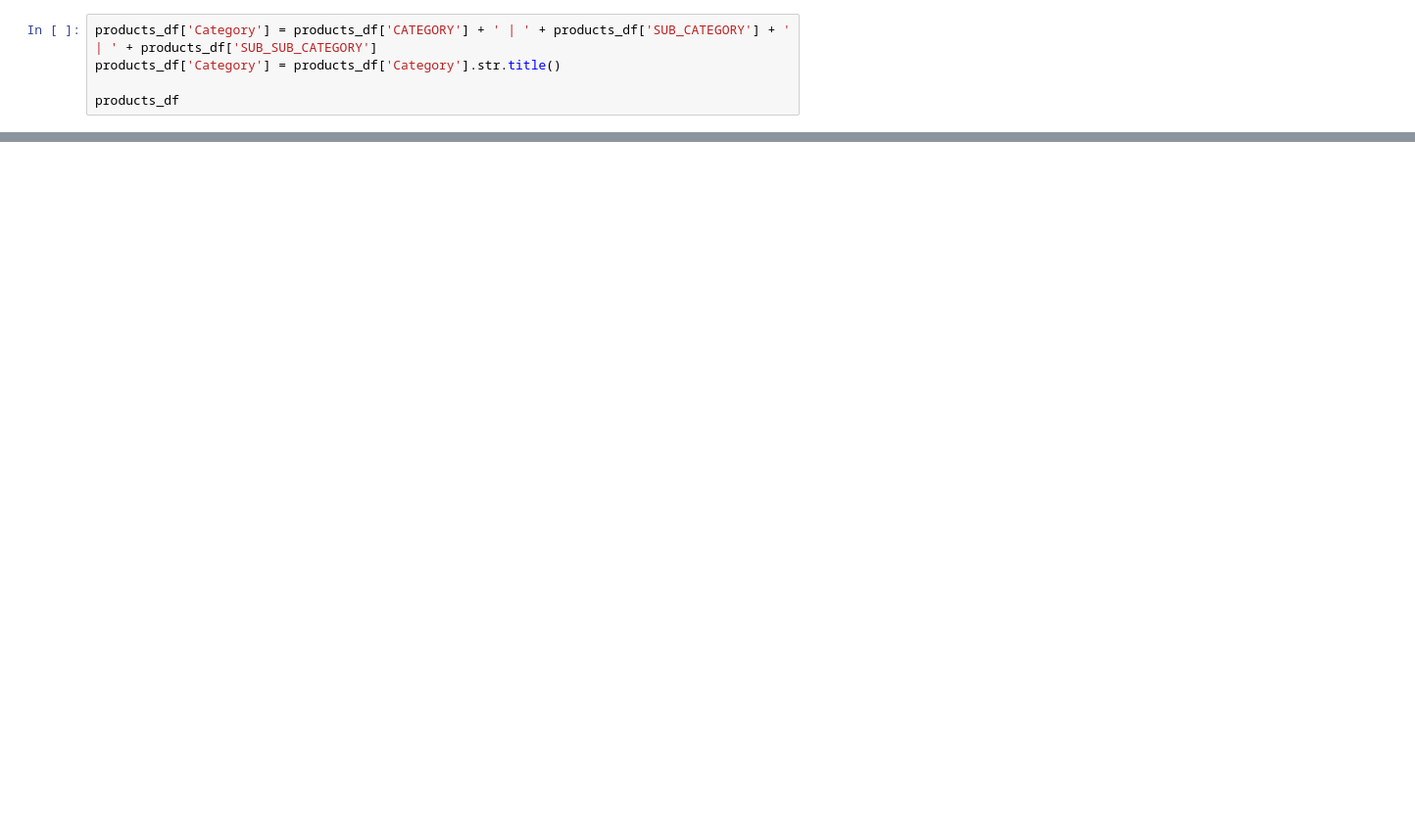
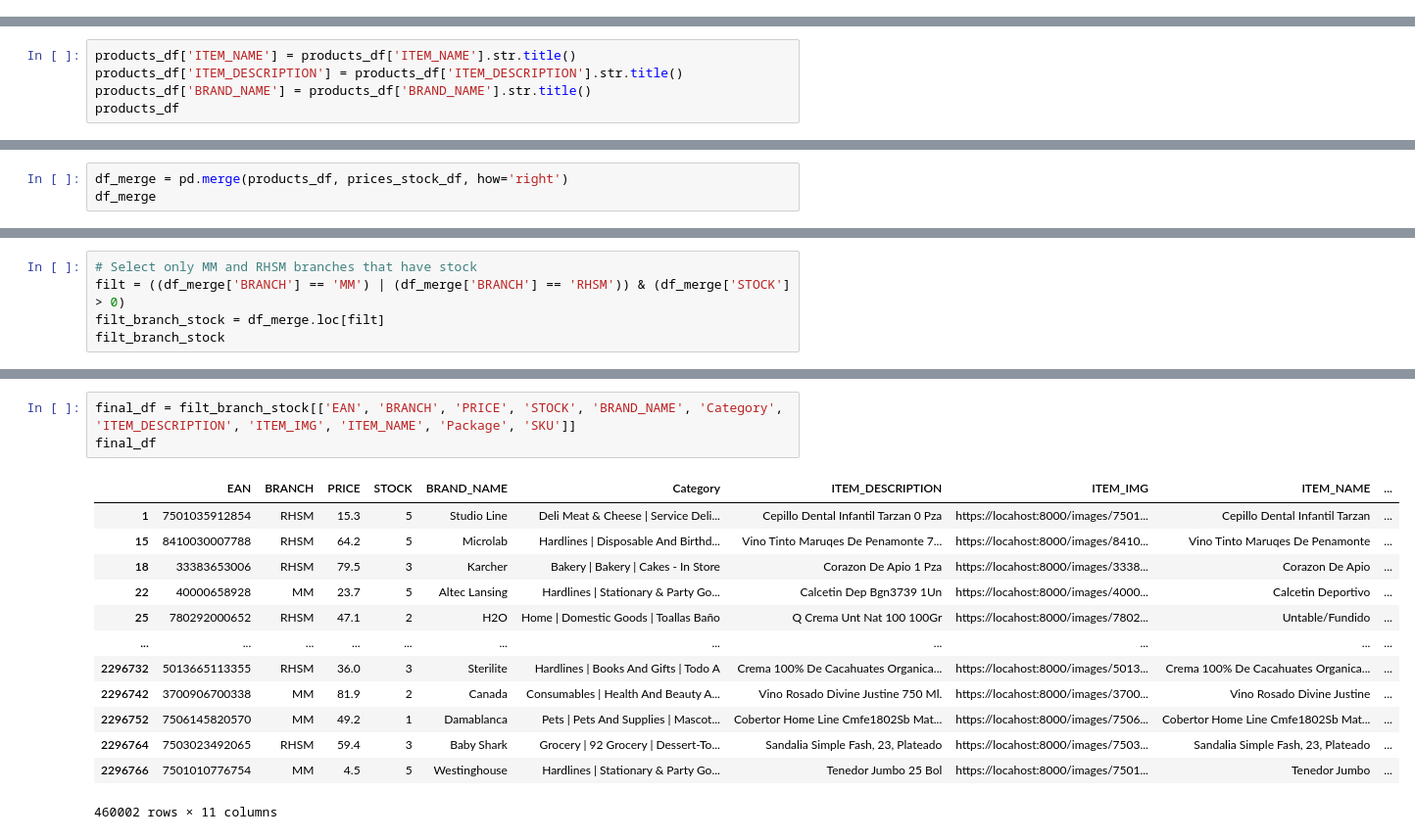
Before and after one commit to jechea14/backend-integrations-test, a Jupyter notebook: integrations/richart_wholesale_club/ingestion.ipynb, the cells around one changed output, grey strips where cells are left out. Shown: that part at 98% size. Saved outputs shown, nothing was run; the diff lists cells and outputs as text; blank space fills up the shorter version.

```diff
--- a/integrations/richart_wholesale_club/ingestion.ipynb
+++ b/integrations/richart_wholesale_club/ingestion.ipynb
@@ -135,5 +139,0 @@ products_df.head(100)
-# %%
-products_df['Category'] = products_df['CATEGORY'] + ' | ' + products_df['SUB_CATEGORY'] + ' | ' + products_df['SUB_SUB_CATEGORY']
-products_df['Category'] = products_df['Category'].str.title()
-
-products_df
@@ -212,0 +140,5 @@ json.dumps(parsed)
+# %%
+products_df['ITEM_NAME'] = products_df['ITEM_NAME'].str.title()
+products_df['ITEM_DESCRIPTION'] = products_df['ITEM_DESCRIPTION'].str.title()
+products_df['BRAND_NAME'] = products_df['BRAND_NAME'].str.title()
+products_df
@@ -212,0 +159,3 @@ json.dumps(parsed)
+# %%
+df_merge = pd.merge(products_df, prices_stock_df, how='right')
+df_merge
@@ -212,0 +176,5 @@ json.dumps(parsed)
+# %%
+# Select only MM and RHSM branches that have stock
+filt = ((df_merge['BRANCH'] == 'MM') | (df_merge['BRANCH'] == 'RHSM')) & (df_merge['STOCK'] > 0)
+filt_branch_stock = df_merge.loc[filt]
+filt_branch_stock
@@ -212,0 +195,17 @@ json.dumps(parsed)
+# %%
+final_df = filt_branch_stock[['EAN', 'BRANCH', 'PRICE', 'STOCK', 'BRAND_NAME', 'Category', 'ITEM_DESCRIPTION', 'ITEM_IMG', 'ITEM_NAME', 'Package', 'SKU']]
+final_df
+# %% [output]
+|  | EAN | BRANCH | PRICE | STOCK | BRAND_NAME | Category | ITEM_DESCRIPTION | ITEM_IMG | ITEM_NAME | ... |
+| 1 | 7501035912854 | RHSM | 15.3 | 5 | Studio Line | Deli Meat & Cheese | Service Deli... | Cepillo Dental Infantil Tarzan 0 Pza | https://locahost:8000/images/7501... | Cepillo Dental Infantil Tarzan | ... |
+| 15 | 8410030007788 | RHSM | 64.2 | 5 | Microlab | Hardlines | Disposable And Birthd... | Vino Tinto Maruqes De Penamonte 7... | https://locahost:8000/images/8410... | Vino Tinto Maruqes De Penamonte | ... |
+| 18 | 33383653006 | RHSM | 79.5 | 3 | Karcher | Bakery | Bakery | Cakes - In Store | Corazon De Apio 1 Pza | https://locahost:8000/images/3338... | Corazon De Apio | ... |
+| 22 | 40000658928 | MM | 23.7 | 5 | Altec Lansing | Hardlines | Stationary & Party Go... | Calcetin Dep Bgn3739 1Un | https://locahost:8000/images/4000... | Calcetin Deportivo | ... |
+| 25 | 780292000652 | RHSM | 47.1 | 2 | H2O | Home | Domestic Goods | Toallas Baño | Q Crema Unt Nat 100 100Gr | https://locahost:8000/images/7802... | Untable/Fundido | ... |
+| ... | ... | ... | ... | ... | ... | ... | ... | ... | ... | ... |
+| 2296732 | 5013665113355 | RHSM | 36.0 | 3 | Sterilite | Hardlines | Books And Gifts | Todo A | Crema 100% De Cacahuates Organica... | https://locahost:8000/images/5013... | Crema 100% De Cacahuates Organica... | ... |
+| 2296742 | 3700906700338 | MM | 81.9 | 2 | Canada | Consumables | Health And Beauty A... | Vino Rosado Divine Justine 750 Ml. | https://locahost:8000/images/3700... | Vino Rosado Divine Justine | ... |
+| 2296752 | 7506145820570 | MM | 49.2 | 1 | Damablanca | Pets | Pets And Supplies | Mascot... | Cobertor Home Line Cmfe1802Sb Mat... | https://locahost:8000/images/7506... | Cobertor Home Line Cmfe1802Sb Mat... | ... |
+| 2296764 | 7503023492065 | RHSM | 59.4 | 3 | Baby Shark | Grocery | 92 Grocery | Dessert-To... | Sandalia Simple Fash, 23, Plateado | https://locahost:8000/images/7503... | Sandalia Simple Fash, 23, Plateado | ... |
+| 2296766 | 7501010776754 | MM | 4.5 | 5 | Westinghouse | Hardlines | Stationary & Party Go... | Tenedor Jumbo 25 Bol | https://locahost:8000/images/7501... | Tenedor Jumbo | ... |
+460002 rows × 11 columns
```
Also changed, not shown: parts of 25 cells of this notebook, 7 other files.
